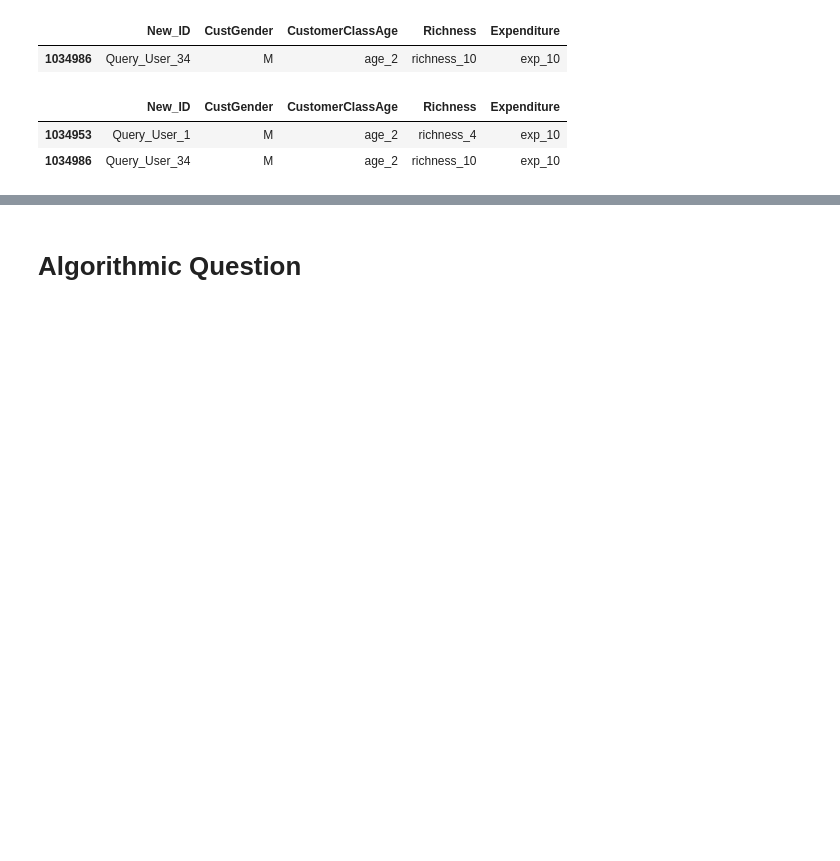
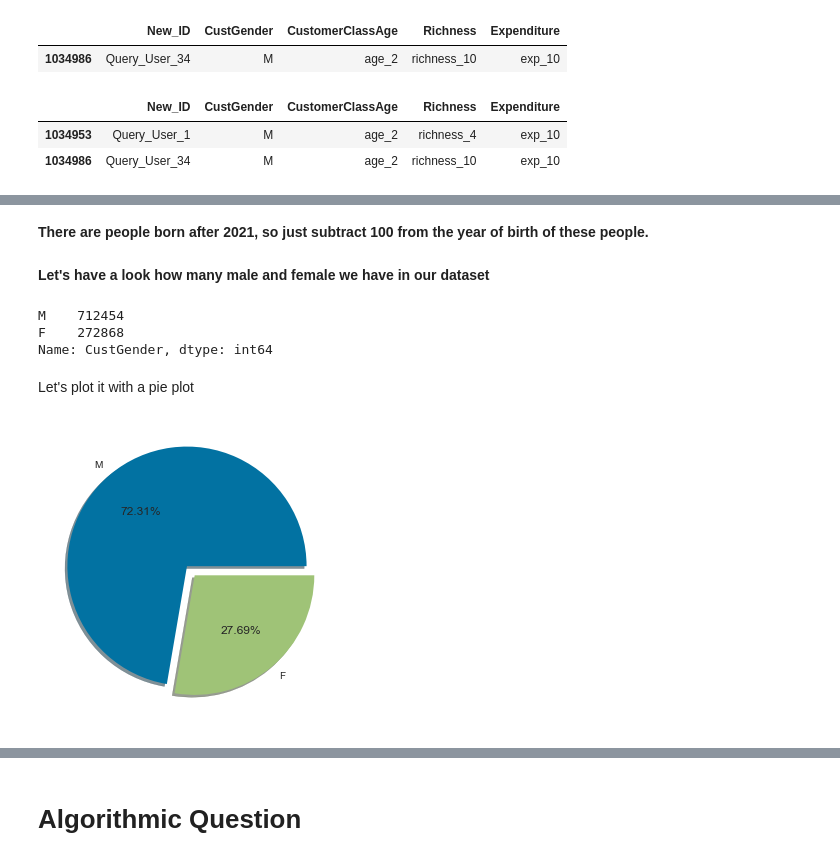
Before and after one commit to Gianlufrez/ADM_HW4, a Jupyter notebook: main.ipynb, the cells around one changed output, grey strips where cells are left out. Drawn from its saved outputs; the diff is of its cells as text; code cells hidden in the pictures; blank space fills up the shorter version.

```diff
--- a/main.ipynb
+++ b/main.ipynb
@@ -1230,0 +1275,7 @@ df[df['New_ID'].isin(similar_to_query('Query_User_34')['Group_3'])]
+# %%
+def times_to_time_deltas(times):
+    return list(map(lambda time: pd.Timedelta(hours=time.hour, minutes=time.minute, seconds=time.second), times))
+
+df['TransactionDateTime'] = df.TransactionDate + pd.Series(times_to_time_deltas(df.TransactionTime), index=df.TransactionDate.index)
+del df['TransactionDate']
+del df['TransactionTime']
@@ -1230,0 +1331,2 @@ df[df['New_ID'].isin(similar_to_query('Query_User_34')['Group_3'])]
+# %%
+df = df.dropna()
@@ -1230,0 +1350,24 @@ df[df['New_ID'].isin(similar_to_query('Query_User_34')['Group_3'])]
+# %%
+df = df.loc[~(df['CustomerDOB'] == '1/1/1800')]
+# %% [markdown]
+**There are people born after 2021, so just subtract 100 from the year of birth of these people.**
+# %%
+df.loc[df['CustomerDOB'].dt.year >= 2021, ['CustomerDOB']] -= pd.DateOffset(years = 100)
+# %% [markdown]
+**Let's have a look how many male and female we have in our dataset**
+# %%
+df['CustGender'].value_counts()
+# %% [output]
+M    712454
+F    272868
+Name: CustGender, dtype: int64
+# %% [markdown]
+Let's plot it with a pie plot
+# %%
+labels = df.CustGender.value_counts().keys()
+values = df.CustGender.value_counts().values
+explode = (0.1,0)
+
+plt.pie(values,labels=labels,explode=explode,shadow=True,autopct='%1.2f%%');
+# %% [output]
+[figure, added]
```
Also changed, not shown: parts of 243 cells of this notebook.
